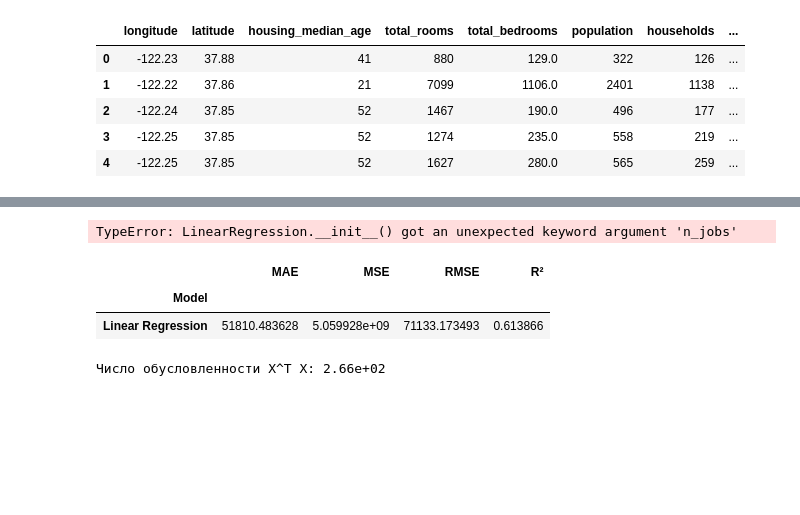
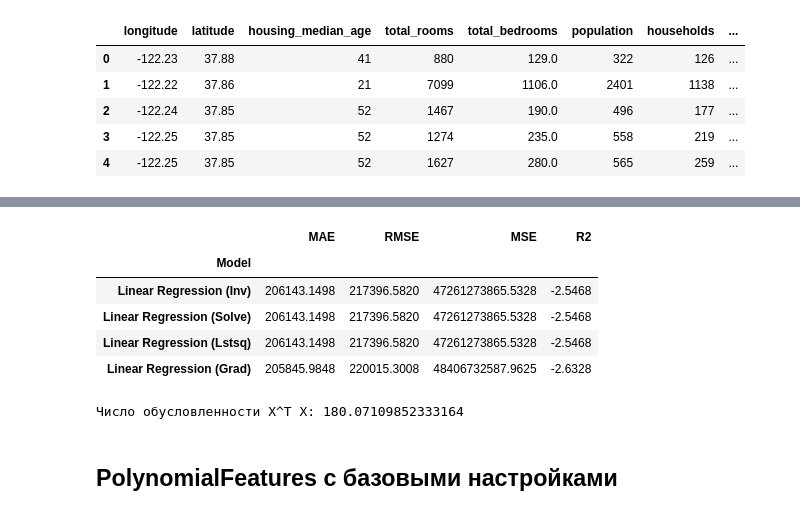
Before and after one commit to EgorAndrik/numerical-analysis-labs, a Jupyter notebook: CVW1.ipynb, the cells around one changed output, grey strips where cells are left out. Drawn from its saved outputs; the diff is of its cells as text; code cells hidden in the pictures; blank space fills up the shorter version.

```diff
--- a/CVW1.ipynb
+++ b/CVW1.ipynb
@@ -291,6 +310,6 @@ X = data.drop(columns=["median_house_value"]).values
 Y = data["median_house_value"].values
 # %%
 X_train, X_valid, Y_train, Y_valid = train_test_split(
-    X, Y, test_size=0.2, random_state=SEED
+    X, Y, test_size=TEST_SIZE, random_state=SEED
 )
 # %% [markdown]
@@ -306,4 +325,4 @@ lr_lstsq = LinearRegression()
 lr_lstsq.fit(X_train, Y_train, fit_var='lstsq')
 
 lr_grad = LinearRegression()
-lr_grad.fit(X_train, Y_train, fit_var='grad', iter=32)
+lr_grad.fit(X_train, Y_train, fit_var='grad', learning_rate=0.001)
@@ -351,4 +372,4 @@ print(f"Число обусловленности X^T X: {cond:.2e}")
 # %%
-scaler = StandardScaler(with_mean=True, with_std=True)
+scaler = StandardScaler()
 X_train_scaled = scaler.fit_transform(X_train)
 X_valid_scaled = scaler.transform(X_valid)
@@ -355,19 +385,39 @@ X_valid_scaled = scaler.transform(X_valid)
 # %%
-lr = LinearRegression(n_jobs=-1)
-lr.fit(X_train_scaled, Y_train)
+lr_inv = LinearRegression()
+lr_inv.fit(X_train_scaled, Y_train, fit_var='inv')
+
+lr_solve = LinearRegression()
+lr_solve.fit(X_train_scaled, Y_train, fit_var='solve')
+
+lr_lstsq = LinearRegression()
+lr_lstsq.fit(X_train_scaled, Y_train, fit_var='lstsq')
+
+lr_grad = LinearRegression()
+lr_grad.fit(X_train_scaled, Y_train, fit_var='grad', learning_rate=0.001)
-# %% [output]
-TypeError: LinearRegression.__init__() got an unexpected keyword argument 'n_jobs'
 # %%
-evaluate_models({'Linear Regression': lr}, X_valid_scaled, Y_valid)
+evaluate_models(
+    {
+        'Linear Regression (Inv)': lr_inv,
+        'Linear Regression (Solve)': lr_solve,
+        'Linear Regression (Lstsq)': lr_lstsq,
+        'Linear Regression (Grad)': lr_grad
+    },
+    X_valid_scaled, Y_valid
+)
 # %% [output]
-|  | MAE | MSE | RMSE | R² |
+|  | MAE | RMSE | MSE | R2 |
 | Model |  |  |  |  |
-| Linear Regression | 51810.483628 | 5.059928e+09 | 71133.173493 | 0.613866 |
+| Linear Regression (Inv) | 206143.1498 | 217396.5820 | 47261273865.5328 | -2.5468 |
+| Linear Regression (Solve) | 206143.1498 | 217396.5820 | 47261273865.5328 | -2.5468 |
+| Linear Regression (Lstsq) | 206143.1498 | 217396.5820 | 47261273865.5328 | -2.5468 |
+| Linear Regression (Grad) | 205845.9848 | 220015.3008 | 48406732587.9625 | -2.6328 |
 # %%
 XTX = X_train_scaled.T @ X_train_scaled
 
 # Число обусловленности
 cond = np.linalg.cond(XTX)
-print(f"Число обусловленности X^T X: {cond:.2e}")
+print(f"Число обусловленности X^T X: {cond}")
 # %% [output]
-Число обусловленности X^T X: 2.66e+02
+Число обусловленности X^T X: 180.07109852333164
+# %% [markdown]
+## PolynomialFeatures с базовыми настройками
```
Also changed, not shown: parts of 56 cells of this notebook.
